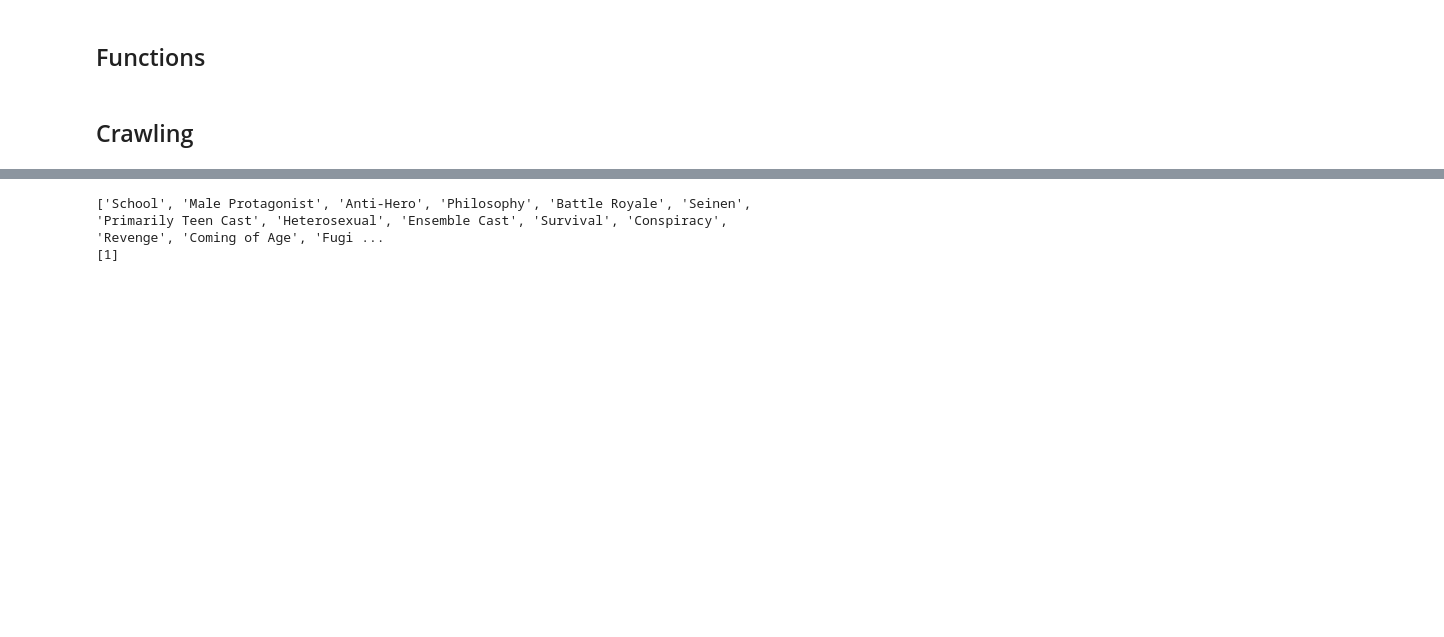
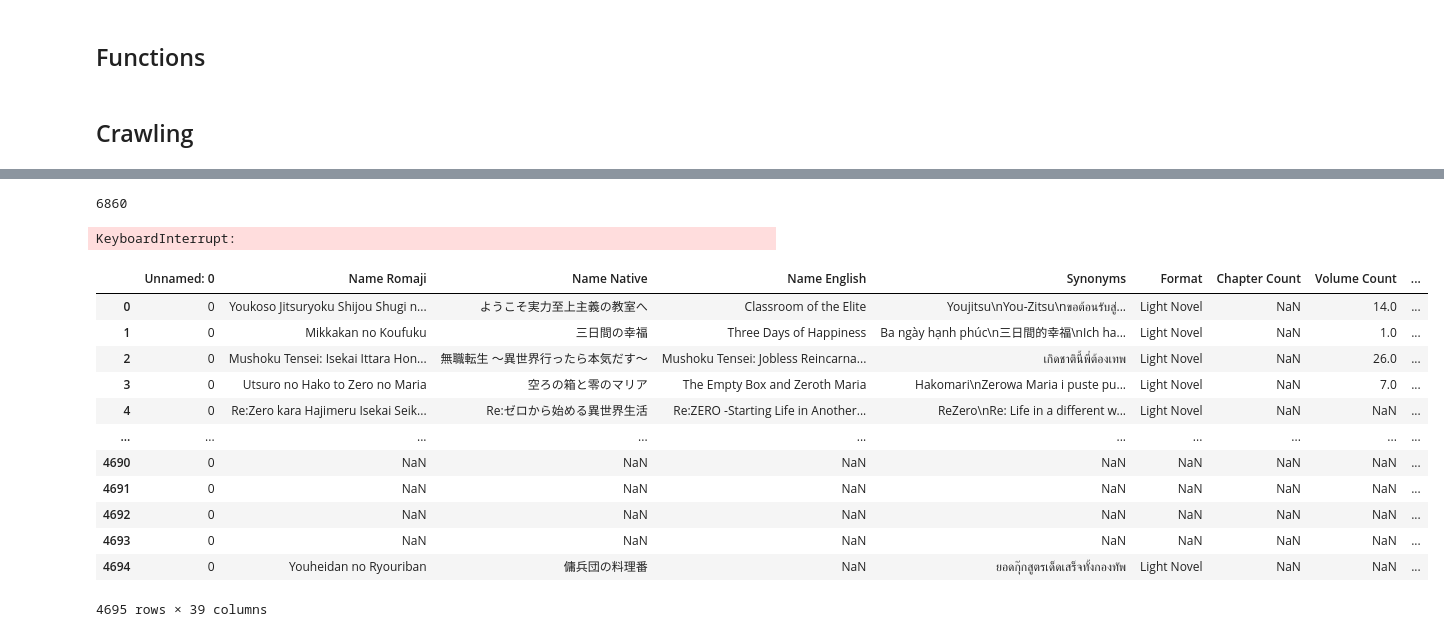
Before and after one commit to Shahars71/Data-Sciences-Project, a Jupyter notebook: Data Sciences Project.ipynb, the cells around one changed output, grey strips where cells are left out. Saved outputs shown, nothing was run; the diff lists cells and outputs as text; code cells hidden in the pictures; blank space fills up the shorter version.

```diff
--- a/Data Sciences Project.ipynb
+++ b/Data Sciences Project.ipynb
@@ -1221,47 +644,0 @@ for k in link_list:
-# %%
-    tempdrive = webdriver.Chrome()
-    tempdrive.get("https://anilist.co/manga/94970/Youkoso-Jitsuryoku-Shijou-Shugi-no-Kyoushitsu-e/")
-    time.sleep(1)
-
-    try:
-        tagspoilclick = tempdrive.find_element(By.CLASS_NAME,"spoiler-toggle")
-        tagspoilclick.click()
-        tagspoil = tempdrive.find_elements(By.CSS_SELECTOR,".tag.spoiler")
-    except:
-        tagspolclick = np.nan
-        tagspoil = np.nan
-
-    tagstart = tempdrive.find_elements(By.CLASS_NAME,"tag")
-
-    tags_ = []
-    taglist = []
-    tag_Anti_Hero = []
-
-    for t in range (len(tagstart)):
-        try:
-            taglist.append(tagstart[t].find_element(By.TAG_NAME,"a").text)
-        except:
-            taglist.append(np.nan)
-
-    if (tagspoil):
-        for t1 in range (len(tagspoil)):
-            try:
-                taglist.append(tagspoil[t1].find_element(By.TAG_NAME,"a").text)
-            except:
-                taglist.append(np.nan)
-
-
-    print(taglist)
-
-    tag_Anti_Hero.append(is_In_List(taglist,'Anti-Hero'))
-
-
-    tags_.append(taglist)
-
-
-    print(tag_Anti_Hero)
-
-    tempdrive.quit()
-# %% [output]
-['School', 'Male Protagonist', 'Anti-Hero', 'Philosophy', 'Battle Royale', 'Seinen', 'Primarily Teen Cast', 'Heterosexual', 'Ensemble Cast', 'Survival', 'Conspiracy', 'Revenge', 'Coming of Age', 'Fugi ...
-[1]
@@ -1574,0 +645,16 @@ Zombie
+# %%
+raw_data = get_data_into_df(link_list[0])
+
+print(len(link_list))
+
+for k in range(1,len(link_list)):
+    temp_df = get_data_into_df(link_list[k])
+    raw_data = pd.concat([raw_data,temp_df])
+    print(k," / ",len(link_list))
+
+    if (k % 50 == 0): time.sleep(5)
+
+raw_data
+# %% [output]
+6860
+KeyboardInterrupt:
@@ -1574,0 +664,17 @@ Zombie
+# %%
+dat = pd.read_csv("raw_data.csv")
+dat
+# %% [output]
+|  | Unnamed: 0 | Name Romaji | Name Native | Name English | Synonyms | Format | Chapter Count | Volume Count | ... |
+| 0 | 0 | Youkoso Jitsuryoku Shijou Shugi n... | ようこそ実力至上主義の教室へ | Classroom of the Elite | Youjitsu\nYou-Zitsu\nขอต้อนรับสู่... | Light Novel | NaN | 14.0 | ... |
+| 1 | 0 | Mikkakan no Koufuku | 三日間の幸福 | Three Days of Happiness | Ba ngày hạnh phúc\n三日間的幸福\nIch ha... | Light Novel | NaN | 1.0 | ... |
+| 2 | 0 | Mushoku Tensei: Isekai Ittara Hon... | 無職転生 ～異世界行ったら本気だす～ | Mushoku Tensei: Jobless Reincarna... | เกิดชาตินี้พี่ต้องเทพ | Light Novel | NaN | 26.0 | ... |
+| 3 | 0 | Utsuro no Hako to Zero no Maria | 空ろの箱と零のマリア | The Empty Box and Zeroth Maria | Hakomari\nZerowa Maria i puste pu... | Light Novel | NaN | 7.0 | ... |
+| 4 | 0 | Re:Zero kara Hajimeru Isekai Seik... | Re:ゼロから始める異世界生活 | Re:ZERO -Starting Life in Another... | ReZero\nRe: Life in a different w... | Light Novel | NaN | NaN | ... |
+| ... | ... | ... | ... | ... | ... | ... | ... | ... | ... |
+| 4690 | 0 | NaN | NaN | NaN | NaN | NaN | NaN | NaN | ... |
+| 4691 | 0 | NaN | NaN | NaN | NaN | NaN | NaN | NaN | ... |
+| 4692 | 0 | NaN | NaN | NaN | NaN | NaN | NaN | NaN | ... |
+| 4693 | 0 | NaN | NaN | NaN | NaN | NaN | NaN | NaN | ... |
+| 4694 | 0 | Youheidan no Ryouriban | 傭兵団の料理番 | NaN | ยอดกุ๊กสูตรเด็ดเสร็จทั้งกองทัพ | Light Novel | NaN | NaN | ... |
+4695 rows × 39 columns
```
Also changed, not shown: parts of 10 cells of this notebook.
